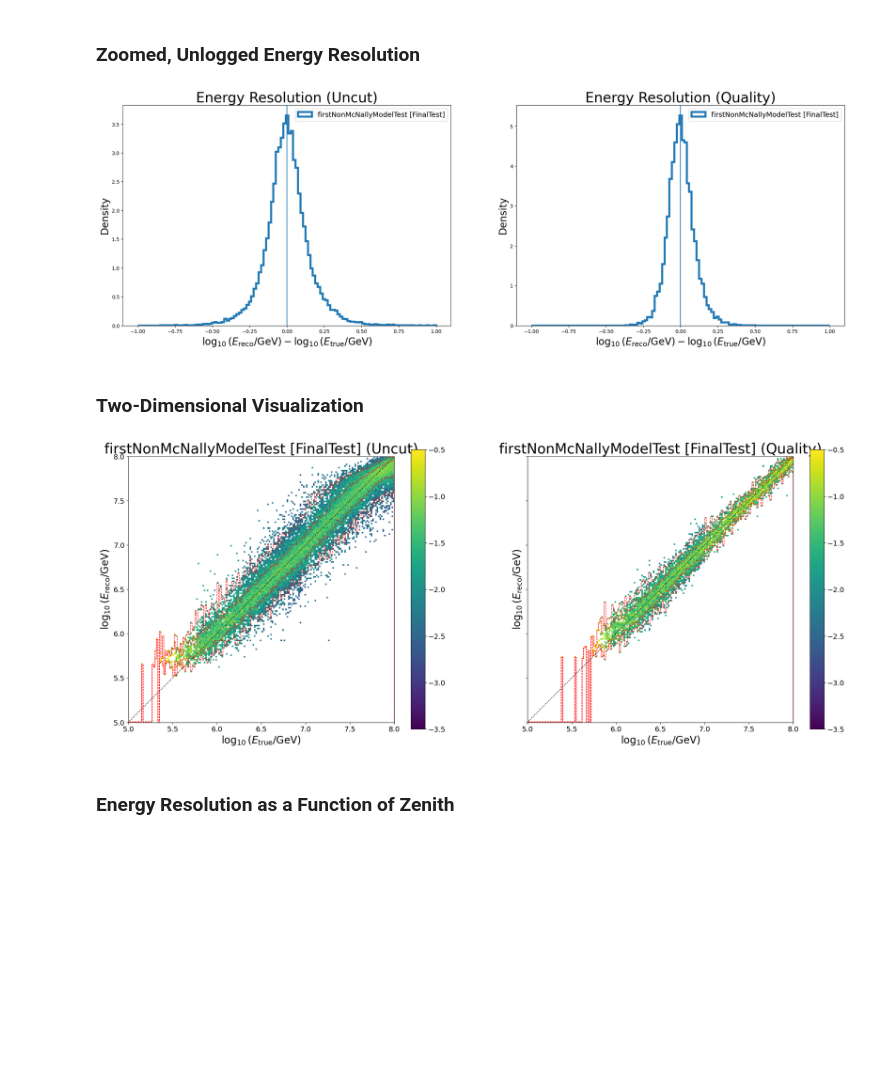
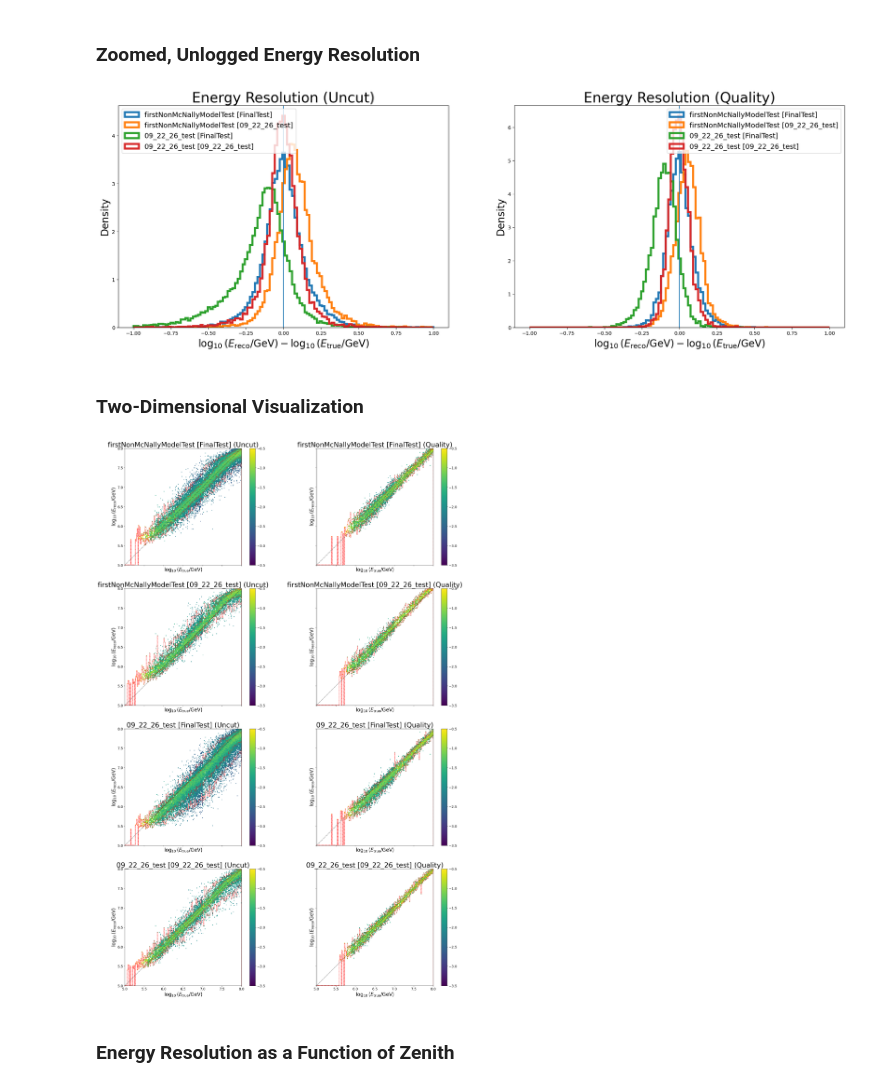
Before and after one commit to fmcnallyi3/icetop-cnn, a Jupyter notebook: energy.ipynb, the cells around one changed output. Drawn from its saved outputs; the diff is of its cells as text; code cells hidden in the pictures; blank space fills up the shorter version.

```diff
--- a/energy.ipynb
+++ b/energy.ipynb
@@ -161,21 +222,21 @@ log_difference, reco_percent = .1, 15
 cut_names = ['Uncut', 'Quality']
 
 # Loop over each model's name and their corresponding reconstructed energies.
-for model_name, reconstructed_energy in reconstructions.items():
+for (model_name, dataset), reconstructed_energy in reconstructions.items():
     # Print a header entry for each model.
-    print(f'Stats for {model_name}:')
+    print(f'Stats for {label_ds(model_name, dataset)}:')
 
     # Loop over the cuts.
     for cut_name in cut_names:
         # Get cuts for the model reconstructions and event parameters.
-        reconstructions_cut, events_cut = get_cuts(cuts[model_name], eps[model_name], cut_name)
+        reconstructions_cut, events_cut = get_cuts(cuts[(model_name, dataset)], eps[dataset], cut_name)
 
         # Calculate the event-wise difference in reconstructed vs true logged energies.
-        diff = reconstructed_energy[reconstructions_cut] - eps[model_name]['energy'][events_cut]
+        diff = reconstructed_energy[reconstructions_cut] - eps[dataset]['energy'][events_cut]
         # Calculate the event-wise difference in reconstructed vs true unlogged energies.
-        true_diff = r_log(reconstructed_energy[reconstructions_cut]) - r_log(eps[model_name]['energy'][events_cut])
+        true_diff = r_log(reconstructed_energy[reconstructions_cut]) - r_log(eps[dataset]['energy'][events_cut])
         # Calculate the event-wise percent difference in reconstructed vs true unlogged energies.
-        percent_diff = 100 * true_diff / r_log(eps[model_name]['energy'][events_cut])
+        percent_diff = 100 * true_diff / r_log(eps[dataset]['energy'][events_cut])
 
         # Calculate energy resolution statistics for the logged energy difference.
         std_dev_lo, median, std_dev_hi = np.percentile(diff, (16,50,84))
@@ -225,14 +294,14 @@ if ncols == 1: axs = np.array([axs])
 # Loop over the cuts.
 for ax, cut_name in zip(axs, cut_names):
     # Loop over the models.
-    for model_name in model_parameters:
+    for (model_name, dataset) in pairs:
 
         # Get cuts for the model reconstructions and event parameters.
-        reconstructions_cut, events_cut = get_cuts(cuts[model_name], eps[model_name], cut_name)
+        reconstructions_cut, events_cut = get_cuts(cuts[(model_name, dataset)], eps[dataset], cut_name)
 
         # Plot the logged difference histogram.
-        ax.hist((reconstructions[model_name][reconstructions_cut] - eps[model_name]['energy'][events_cut]),
-                label=label_ds(model_name), **hist_args)
+        ax.hist((reconstructions[(model_name, dataset)][reconstructions_cut] - eps[dataset]['energy'][events_cut]),
+                label=label_ds(model_name, dataset), **hist_args)
 
     # Plot a vertical line through the center of each plot.
     # This line designates the ideal reconstruction.
@@ -268,14 +337,14 @@ if ncols == 1: axs = np.array([axs])
 # Loop over the cuts.
 for ax, cut_name in zip(axs, cut_names):
     # Loop over the models.
-    for model_name in model_parameters:
+    for (model_name, dataset) in pairs:
 
         # Get cuts for the model reconstructions and event parameters.
-        reconstructions_cut, events_cut = get_cuts(cuts[model_name], eps[model_name], cut_name)
+        reconstructions_cut, events_cut = get_cuts(cuts[(model_name, dataset)], eps[dataset], cut_name)
 
         # Plot the zoomed and unlogged difference histogram.
-        ax.hist((reconstructions[model_name][reconstructions_cut] - eps[model_name]['energy'][events_cut]),
-                label=label_ds(model_name), **hist_args)
+        ax.hist((reconstructions[(model_name, dataset)][reconstructions_cut] - eps[dataset]['energy'][events_cut]),
+                label=label_ds(model_name, dataset), **hist_args)
 
     # Plot a vertical line through the center of each plot.
     # This line designates the ideal reconstruction.
@@ -287,7 +356,7 @@ for ax, cut_name in zip(axs, cut_names):
     ax.set_ylabel('Density', **label_params)
     ax.legend(**legend_params)
 # %% [output]
-[figure, old version]
+[figure, new version]
 # %% [markdown]
 ### Two-Dimensional Visualization
 # %%
@@ -302,7 +371,7 @@ label_params = {'fontsize':20}
 tick_params = {'axis':'both', 'direction':'out', 'labelsize':14}
 
 # VARIABLES FOR PLOT
-ncols, nrows = len(cut_names), len(model_parameters)
+ncols, nrows = len(cut_names), len(pairs)
 bin_edges = np.linspace(*energy_range, nbins+1)
 bin_centers = (bin_edges[:-1] + bin_edges[1:]) / 2
 
@@ -312,17 +381,17 @@ fig, axs = plt.subplots(figsize=(13*ncols, 10*nrows), ncols=ncols, nrows=nrows,
 # If we are assessing only one model, add an artificial dimension.
 if nrows == 1: axs = np.array([axs])
 # Loop over the models.
-for model_ax, model_name in zip(axs, model_parameters):
+for model_ax, (model_name, dataset) in zip(axs, pairs):
     # If we are assessing only one cut, add an artificial dimension.
     if ncols == 1: model_ax = np.array([model_ax])
     # Loop over the cuts.
     for ax, cut_name in zip(model_ax, cut_names):
 
         # Get cuts for the model reconstructions and event parameters.
-        reconstructions_cut, events_cut = get_cuts(cuts[model_name], eps[model_name], cut_name)
+        reconstructions_cut, events_cut = get_cuts(cuts[(model_name, dataset)], eps[dataset], cut_name)
 
         # Compute the 2D histogram.
-        hist, _, _ = np.histogram2d(reconstructions[model_name][reconstructions_cut], eps[model_name]['energy'][events_cut],
+        hist, _, _ = np.histogram2d(reconstructions[(model_name, dataset)][reconstructions_cut], eps[dataset]['energy'][events_cut],
                                     bins=(bin_edges, bin_edges))
 
         # Normalize the histogram along each true energy bin.
@@ -334,35 +403,35 @@ for model_ax, model_name in zip(axs, model_parameters):
         with np.errstate(divide='ignore'):
             im = ax.imshow(np.log10(hist), extent=(*energy_range, *energy_range), vmin=-3.5, vmax=-0.5, origin='lower')
 
         # Plot a diagonal line through each plot.
         # This line designates the ideal reconstruction.
         ax.plot(energy_range, energy_range, color='black', linestyle=':')
 
         # Create contour lines for one and two standard deviations on either side of the median.
         # These values are determined for each true energy bin.
         contour_values = [.025, .16, .84, .975]
         # Take the cumulative sum of the array, a range [0-1]. We can then look at where we would insert
         #   each contour value to determine the heights for the stairs. For columns with no entries, the
         #   resulting list indices will be past the end of the list. We can use the indices modulo the number
         #   of bins to set the problematic list indices to 0.
         contour_indices = np.asarray([np.searchsorted(col, contour_values) for col in np.cumsum(hist, axis=0).transpose()]) % nbins
         for contour in contour_indices.transpose():
             ax.stairs(bin_centers[contour], edges=bin_edges, color='red', linestyle='--')
 
         # Create a colorbar.
         cbar = fig.colorbar(im, ax=ax)
         cbar.ax.tick_params(**tick_params)
 
         # Set the y-axis limits to be the energy range.
         ax.set_ylim(energy_range)
 
         # Decorate the plot.
-        ax.set_title(f'{label_ds(model_name)} ({cut_name})', **title_params)
+        ax.set_title(f'{label_ds(model_name, dataset)} ({cut_name})', **title_params)
         ax.set_xlabel(r'$\log_{10}(E_{\mathrm{true}}/\mathrm{GeV})$', **label_params)
         ax.set_ylabel(r'$\log_{10}(E_{\mathrm{reco}}/\mathrm{GeV})$', **label_params)
         ax.tick_params(**tick_params)
 # %% [output]
-[figure, old version]
+[figure, new version]
 # %% [markdown]
 ### Energy Resolution as a Function of Zenith
 # %%
```
Also changed, not shown: parts of 12 cells of this notebook, 1 other file.
